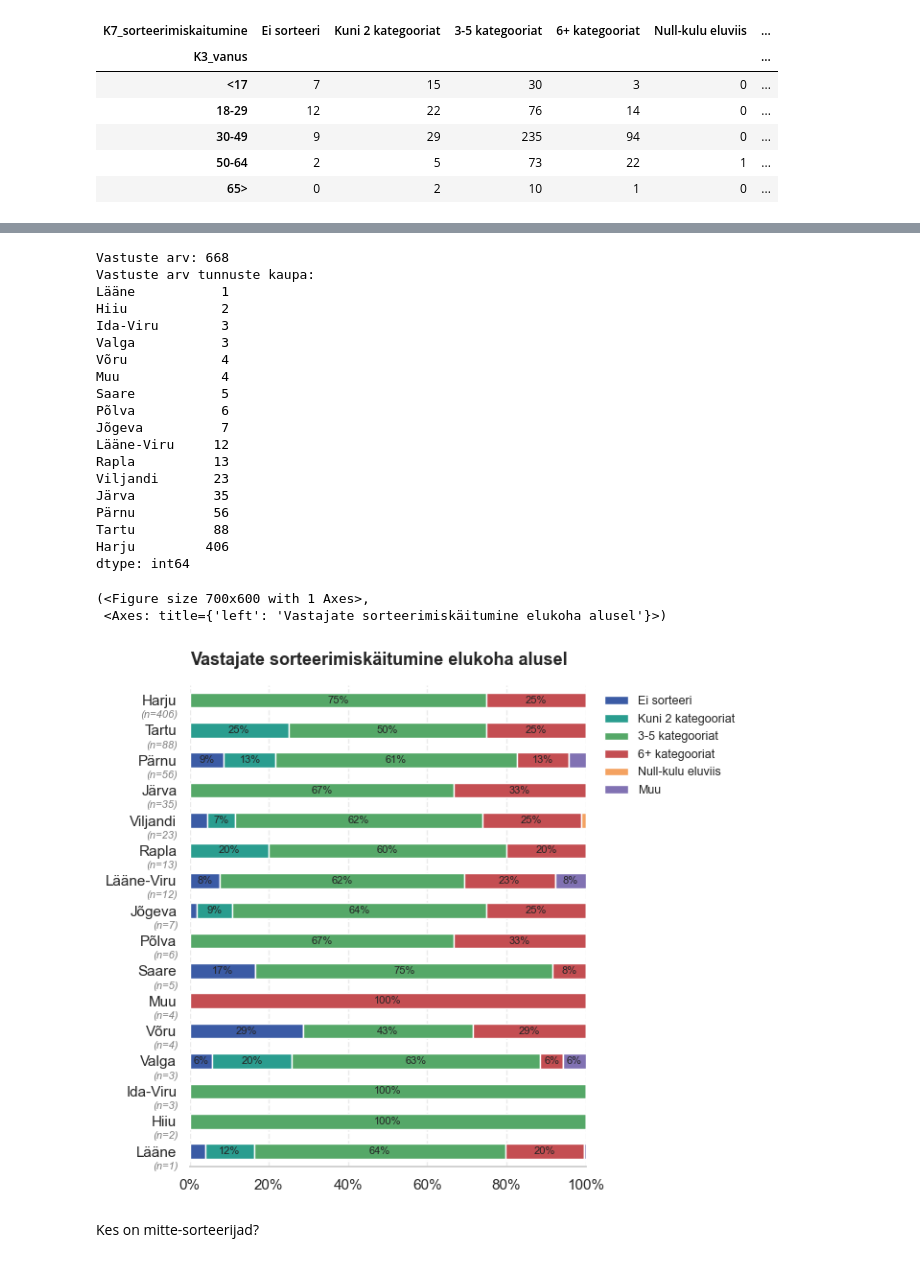
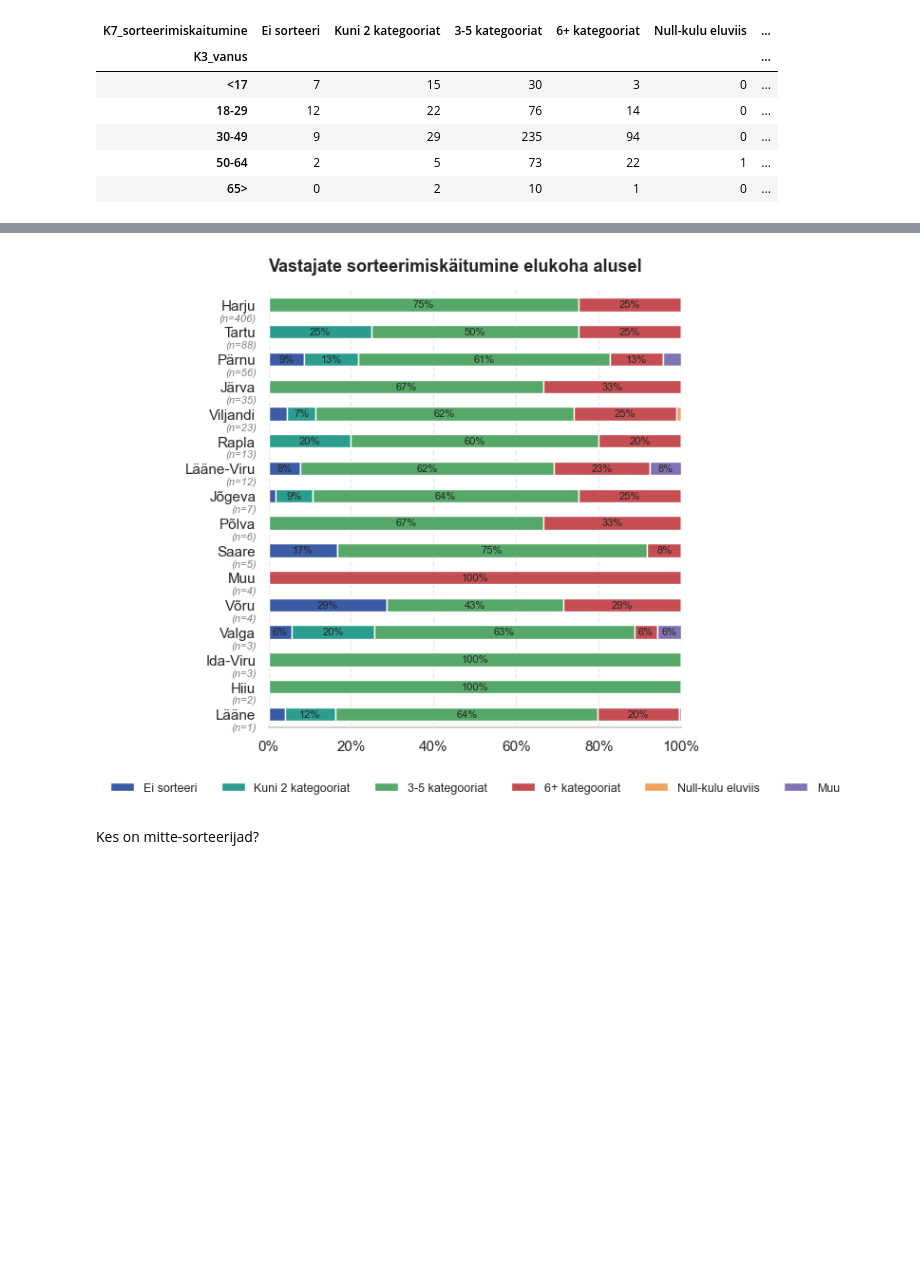
Before and after one commit to erinvainsalu/FRE_analyys, a Jupyter notebook: Jupyter/fre_eksploratiivne_analyys.ipynb, the cells around one changed output, grey strips where cells are left out. Drawn from its saved outputs; the diff is of its cells as text; code cells hidden in the pictures; blank space fills up the shorter version.

```diff
--- a/Jupyter/fre_eksploratiivne_analyys.ipynb
+++ b/Jupyter/fre_eksploratiivne_analyys.ipynb
@@ -58,3 +22,5 @@ set_raport_style()
+# %%
+style = maara_raporti_stiil()
 # %% [markdown]
 ## Andmete import
 # %%
@@ -133,25 +61,0 @@ def sagedustabel(df_data, df_koodid, tunnus, use_full_codebook=True):
-# %%
-# Loo kahe tunnuse risttabel
-def loo_risttabel(df, df_koodid, tunnus_rida, tunnus_veerg, normalize=False):
-    if normalize:
-        result = pd.crosstab(
-            index=df[tunnus_rida],
-            columns=df[tunnus_veerg],
-            normalize='index'
-        ) * 100
-        result = result.round(0)
-    else:
-        result = pd.crosstab(
-            index=df[tunnus_rida],
-            columns=df[tunnus_veerg]
-        )
-
-    # Leia koodide tabelist koodidele vastavad nimetused ridade/veergude pealkirjadeks
-    row_map = leia_sildi_mapping(df_koodid, tunnus_rida)
-    col_map = leia_sildi_mapping(df_koodid, tunnus_veerg)
-
-    # Asenda koodid neile vastavate nimetustega
-    result.index = result.index.map(lambda x: row_map.get(x, x))
-    result.columns = result.columns.map(lambda x: col_map.get(x, x))
-
-    return result
@@ -839,9 +704,6 @@ sns.heatmap(df_pct.T, annot=True, fmt='.0f', cmap='crest',
 # %%
 # Sorteerimiskäitumine elukoha alusel
-elukoht_sorteerimiskaitumine = pd.crosstab(index=data['K5_elukoht'], columns=data['K7_sorteerimiskaitumine'])
-
-elukoht_sorteerimiskaitumine.index = elukoht_sildid.values()
-elukoht_sorteerimiskaitumine.columns = sorteerimiskaitumine_sildid.values()
+elukoht_sorteerimiskaitumine = loo_risttabel(data, koodid, 'K5_elukoht', 'K7_sorteerimiskaitumine')
 
 elukoht_sorteerimiskaitumine
 # %% [output]
@@ -865,28 +728,13 @@ elukoht_sorteerimiskaitumine
 # %%
-loo_hor_stacked_tulpdiagramm(elukoht_sorteerimiskaitumine, 'Vastajate sorteerimiskäitumine elukoha alusel')
+loo_hor_stacked_tulpdiagramm(
+    elukoht_sorteerimiskaitumine,
+    'Vastajate sorteerimiskäitumine elukoha alusel',
+    style
+)
+
+plt.show()
 # %% [output]
-Vastuste arv: 668
-Vastuste arv tunnuste kaupa:
-Lääne           1
-Hiiu            2
-Ida-Viru        3
-Valga           3
-Võru            4
-Muu             4
-Saare           5
-Põlva           6
-Jõgeva          7
-Lääne-Viru     12
-Rapla          13
-Viljandi       23
-Järva          35
-Pärnu          56
-Tartu          88
-Harju         406
-dtype: int64
-(<Figure size 700x600 with 1 Axes>,
- <Axes: title={'left': 'Vastajate sorteerimiskäitumine elukoha alusel'}>)
-[figure, old version]
+[figure, new version]
 # %% [markdown]
 Kes on mitte-sorteerijad?
 # %%
```
Also changed, not shown: parts of 92 cells of this notebook, 9 other files.
